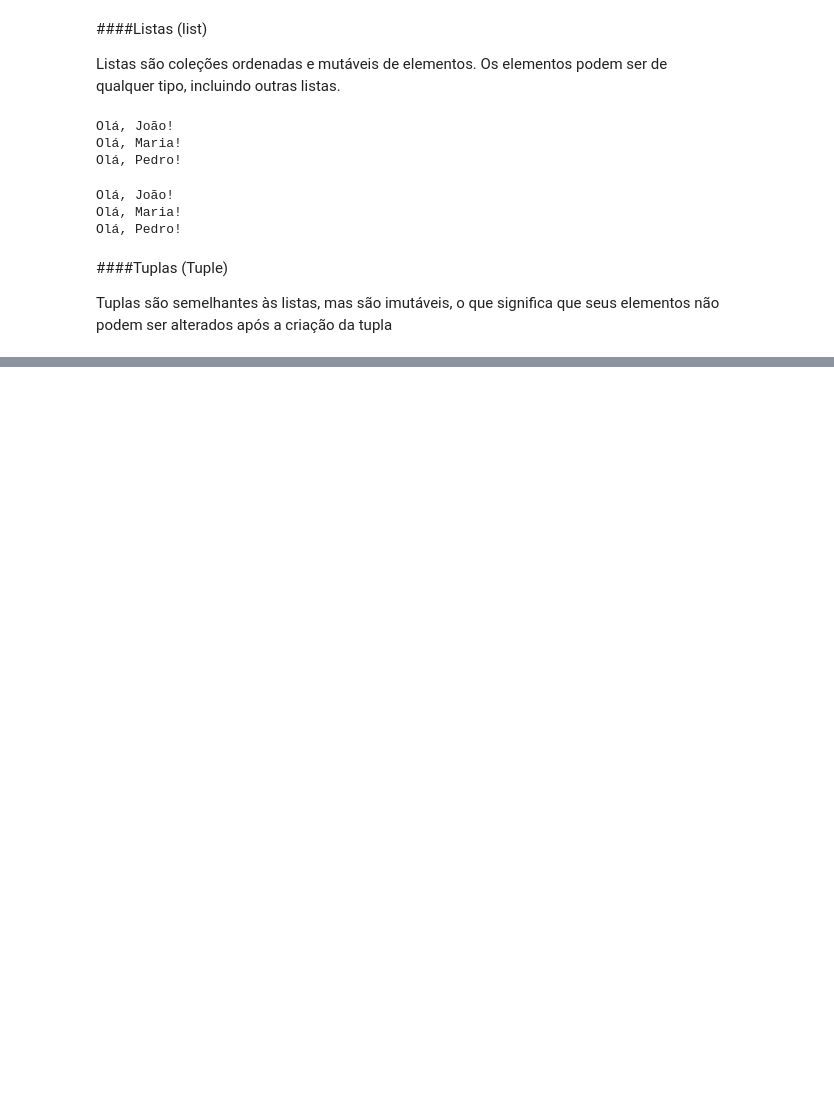
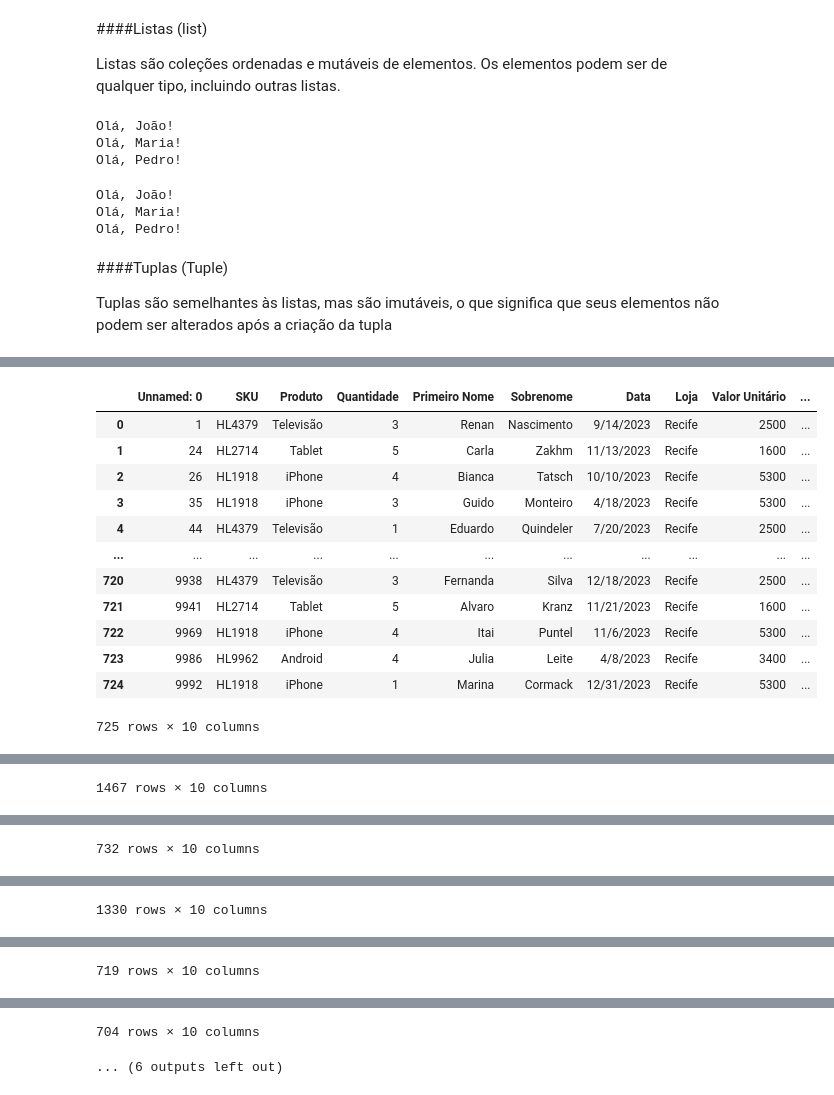
Before and after one commit to leandroclv/python_data_science, a Jupyter notebook: projeto_2/projeto_2.ipynb, the cells around one changed output, grey strips where cells are left out. Drawn from its saved outputs; the diff is of its cells as text; code cells hidden in the pictures; blank space fills up the shorter version.

```diff
--- a/projeto_2/projeto_2.ipynb
+++ b/projeto_2/projeto_2.ipynb
@@ -114,0 +289,4 @@ Tuplas são semelhantes às listas, mas são imutáveis, o que significa que seu
+# %%
+for planilha in lista_planilhas:
+    if 'Vendas' in planilha:
+        print(planilha)
@@ -114,0 +303,4 @@ Tuplas são semelhantes às listas, mas são imutáveis, o que significa que seu
+# %%
+for planilha in lista_planilhas:
+    if 'Vendas' in planilha:
+        print(f'./dados/{planilha}')
@@ -114,0 +317,19 @@ Tuplas são semelhantes às listas, mas são imutáveis, o que significa que seu
+# %%
+for planilha in lista_planilhas:
+    if 'Vendas' in planilha:
+        tabelas = pd.read_csv(f'./dados/{planilha}')
+        display(tabelas)
+# %% [output]
+|  | Unnamed: 0 | SKU | Produto | Quantidade | Primeiro Nome | Sobrenome | Data | Loja | Valor Unitário | ... |
+| 0 | 1 | HL4379 | Televisão | 3 | Renan | Nascimento | 9/14/2023 | Recife | 2500 | ... |
+| 1 | 24 | HL2714 | Tablet | 5 | Carla | Zakhm | 11/13/2023 | Recife | 1600 | ... |
+| 2 | 26 | HL1918 | iPhone | 4 | Bianca | Tatsch | 10/10/2023 | Recife | 5300 | ... |
+| 3 | 35 | HL1918 | iPhone | 3 | Guido | Monteiro | 4/18/2023 | Recife | 5300 | ... |
+| 4 | 44 | HL4379 | Televisão | 1 | Eduardo | Quindeler | 7/20/2023 | Recife | 2500 | ... |
+| ... | ... | ... | ... | ... | ... | ... | ... | ... | ... | ... |
+| 720 | 9938 | HL4379 | Televisão | 3 | Fernanda | Silva | 12/18/2023 | Recife | 2500 | ... |
+| 721 | 9941 | HL2714 | Tablet | 5 | Alvaro | Kranz | 11/21/2023 | Recife | 1600 | ... |
+| 722 | 9969 | HL1918 | iPhone | 4 | Itai | Puntel | 11/6/2023 | Recife | 5300 | ... |
+| 723 | 9986 | HL9962 | Android | 4 | Julia | Leite | 4/8/2023 | Recife | 3400 | ... |
+| 724 | 9992 | HL1918 | iPhone | 1 | Marina | Cormack | 12/31/2023 | Recife | 5300 | ... |
+725 rows × 10 columns
@@ -114,0 +348 @@ Tuplas são semelhantes às listas, mas são imutáveis, o que significa que seu
+1467 rows × 10 columns
@@ -114,0 +361 @@ Tuplas são semelhantes às listas, mas são imutáveis, o que significa que seu
+732 rows × 10 columns
@@ -114,0 +374 @@ Tuplas são semelhantes às listas, mas são imutáveis, o que significa que seu
+1330 rows × 10 columns
@@ -114,0 +387 @@ Tuplas são semelhantes às listas, mas são imutáveis, o que significa que seu
+719 rows × 10 columns
@@ -114,0 +400,2 @@ Tuplas são semelhantes às listas, mas são imutáveis, o que significa que seu
+704 rows × 10 columns
+... (6 outputs left out)
```
Also changed, not shown: parts of 33 cells of this notebook.
